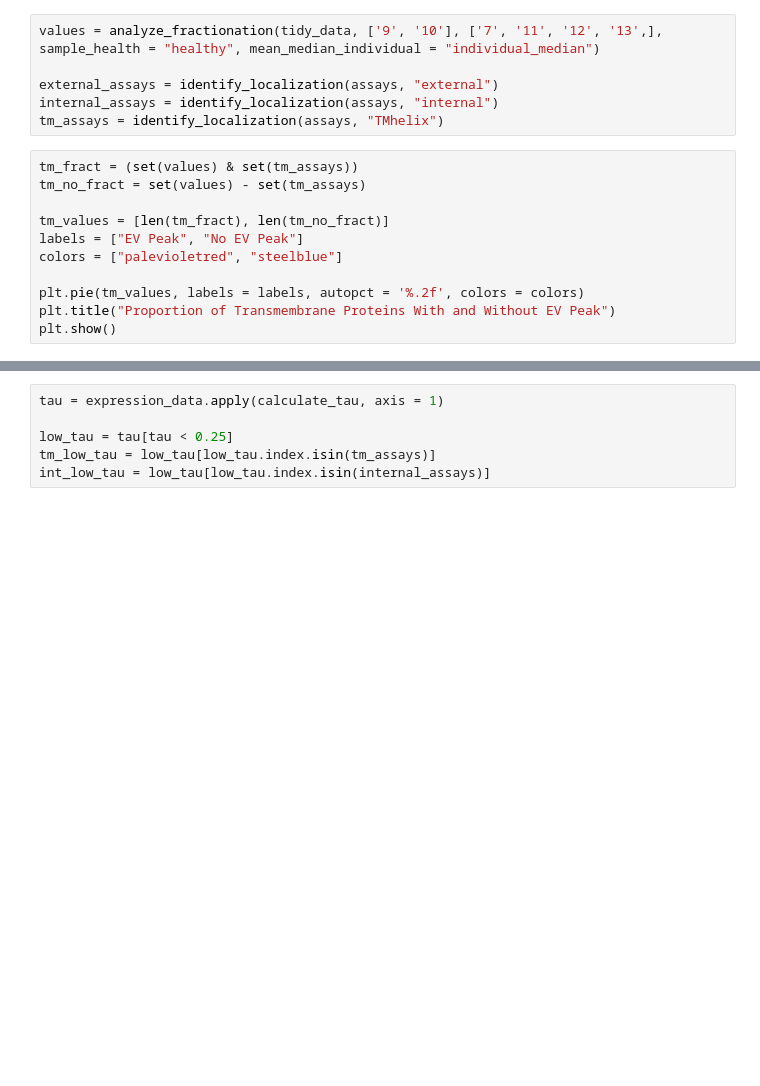
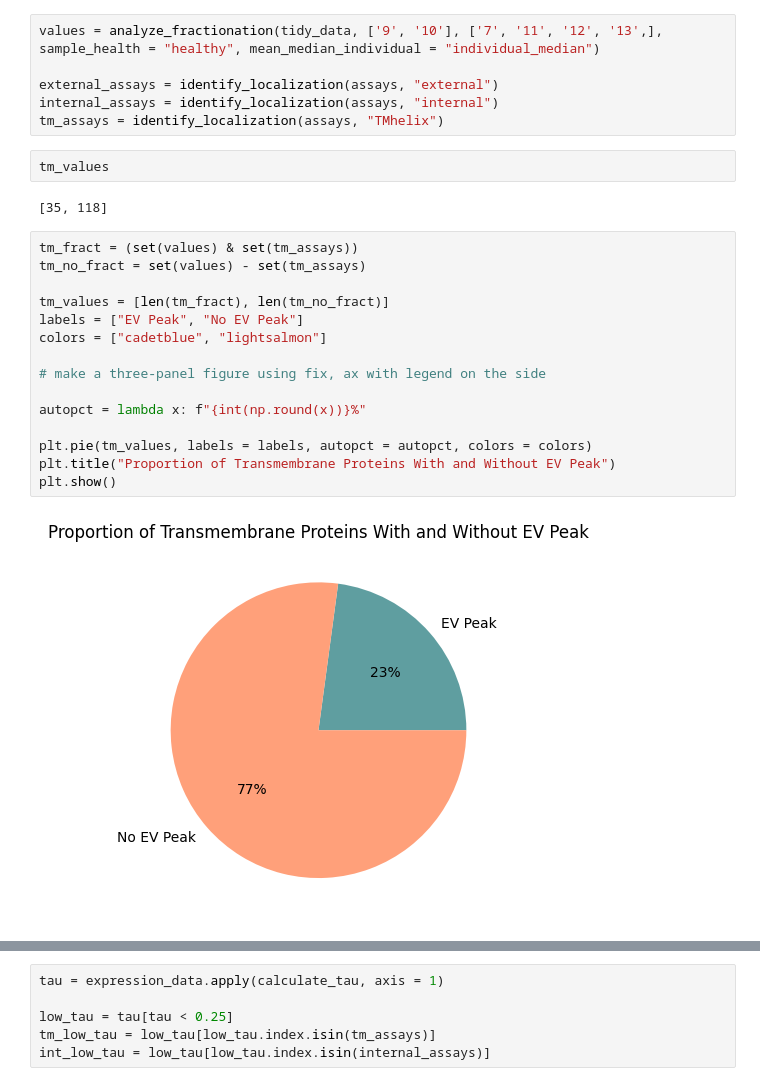
Before and after one commit to Walt-Lab/bdev_mass_spec, a Jupyter notebook: olink_analysis_final.ipynb, the cells around one changed output, grey strips where cells are left out. Saved outputs shown, nothing was run; the diff lists cells and outputs as text; blank space fills up the shorter version.

```diff
--- a/olink_analysis_final.ipynb
+++ b/olink_analysis_final.ipynb
@@ -1101,17 +1014,27 @@ values = analyze_fractionation(tidy_data, ['9', '10'], ['7', '11', '12', '13',],
 external_assays = identify_localization(assays, "external")
 internal_assays = identify_localization(assays, "internal")
 tm_assays = identify_localization(assays, "TMhelix")
+# %%
+tm_values
+# %% [output]
+[35, 118]
 # %%
 tm_fract = (set(values) & set(tm_assays))
 tm_no_fract = set(values) - set(tm_assays)
 
 tm_values = [len(tm_fract), len(tm_no_fract)]
 labels = ["EV Peak", "No EV Peak"]
-colors = ["palevioletred", "steelblue"]
+colors = ["cadetblue", "lightsalmon"]
 
-plt.pie(tm_values, labels = labels, autopct = '%.2f', colors = colors)
+# make a three-panel figure using fix, ax with legend on the side
+
+autopct = lambda x: f"{int(np.round(x))}%"
+
+plt.pie(tm_values, labels = labels, autopct = autopct, colors = colors)
 plt.title("Proportion of Transmembrane Proteins With and Without EV Peak")
 plt.show()
+# %% [output]
+[figure, added]
 # %%
 int_fract = (set(values) & set(internal_assays))
 int_no_fract = set(values) - set(internal_assays)
```
Also changed, not shown: parts of 14 cells of this notebook, 7 other files.
